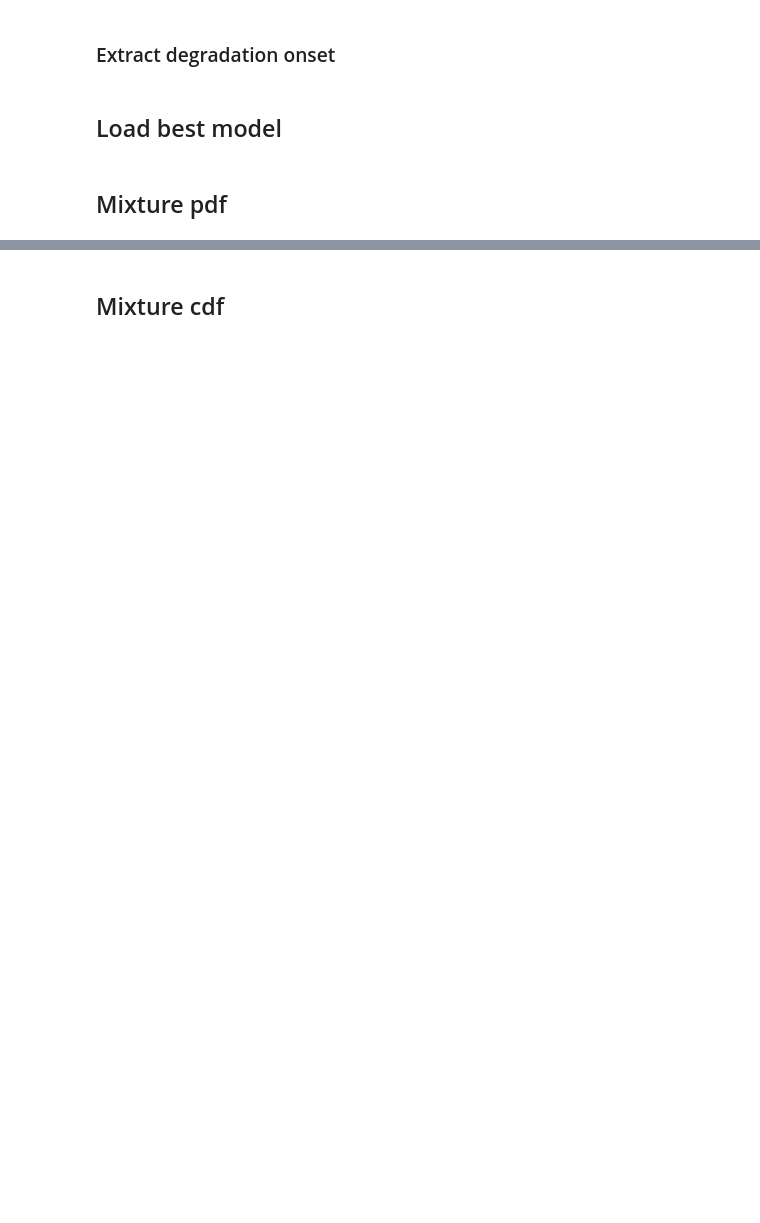
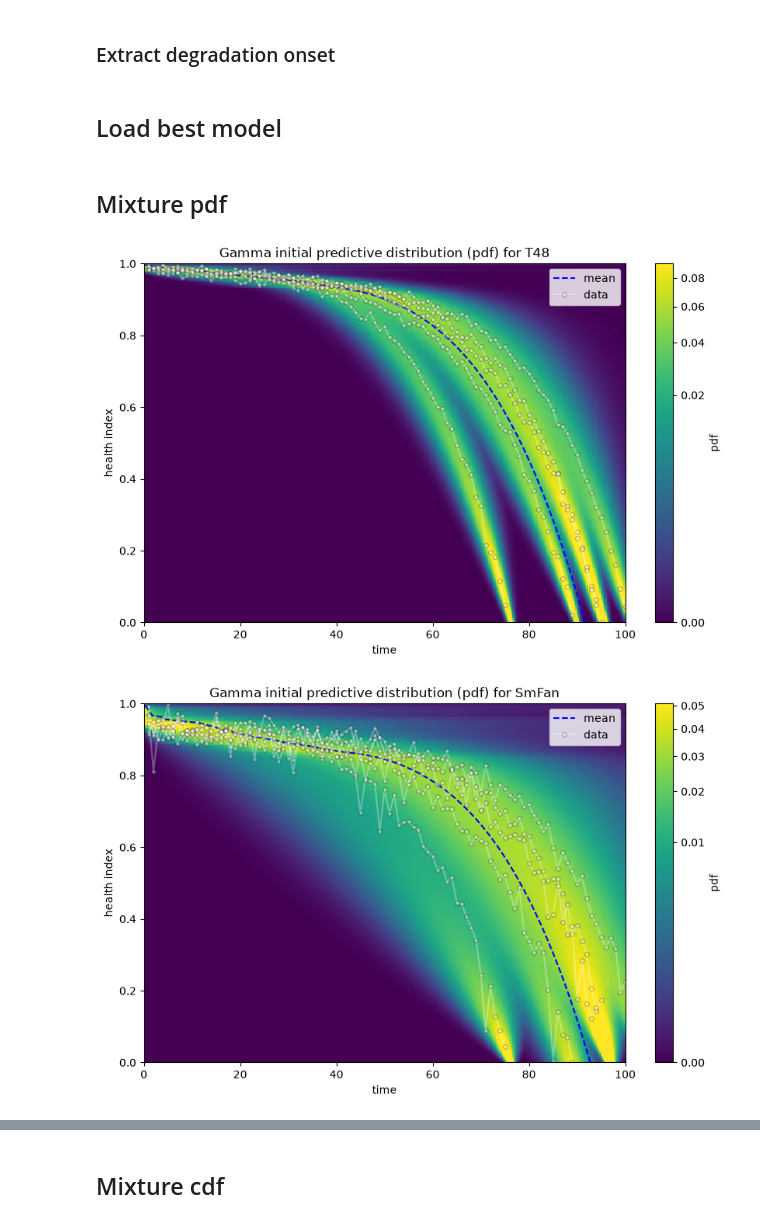
Before and after one commit to 4belito/deep-performance-rul, a Jupyter notebook: 4p-mixture_model_plot.ipynb, the cells around one changed output, grey strips where cells are left out. Cells and saved outputs as stored; diff of their text form; code cells hidden in the pictures; blank space fills up the shorter version.

```diff
--- a/4p-mixture_model_plot.ipynb
+++ b/4p-mixture_model_plot.ipynb
@@ -30,50 +34,67 @@ del hi_df['hs']
 # %%
-perform_names = [col for col in hi_df.columns if col not in ['unit','cycle']]
+perform_names = [col for col in hi_df.columns if col not in ["unit", "cycle"]]
 
-performs = {name:
-    {unit: hi_df[hi_df['unit']==unit][name].values for unit in units}
+performs = {
+    name: {unit: hi_df[hi_df["unit"] == unit][name].values for unit in units}
     for name in perform_names
 }
-time = {unit: hi_df[hi_df['unit']==unit]['cycle'].values for unit in units}
+time = {unit: hi_df[hi_df["unit"] == unit]["cycle"].values for unit in units}
 # %% [markdown]
 ## Load best model
 # %%
-mix_models: dict[str,MixtureDegModel]= {}
+mix_models: dict[str, MixtureDegModel] = {}
 for name, units_perform in performs.items():
     models = []
     for unit, perform in units_perform.items():
         best_model = DegModel(onset=onsets[unit])
         best_model.load_state_dict(
-			torch.load(DEGR_MODEL_DIR/'states'/name/f'unit_{unit}'/ "best_model.pt")
-		)
+            torch.load(
+                DEGR_MODEL_DIR / "states" / name / f"unit_{unit}" / "best_model.pt"
+            )
+        )
         best_model.eval()
         models.append(best_model)
 
     # build mix model
     K = len(models)
-    mix_models[name] = MixtureDegModel(models, weights=torch.ones(K)/K,max_life=MAX_LIFE)
+    mix_models[name] = MixtureDegModel(
+        models, weights=torch.ones(K) / K, max_life=MAX_LIFE
+    )
 # %% [markdown]
 ## Mixture pdf
 # %%
-mixes: dict[str,MixtureDegModel]= {}
+mixes: dict[str, MixtureDegModel] = {}
 for name, mix_model in mix_models.items():
     ## Plot mix model
-    ax=mix_model.plot_distribution(t, s,
-                    func="pdf",
-					title=f"{DegModel.name().capitalize()} initial predictive distribution (pdf) for {name}",
-					plot_mean=True,
-		)
+    ax = mix_model.plot_distribution(
+        t,
+        s,
+        func="pdf",
+        title=f"{DegModel.name().capitalize()} initial predictive distribution (pdf) for {name}",
+        plot_mean=True,
+    )
 
     # Plot data
     first = True
-    for unit,s_data in performs[name].items():
+    for unit, s_data in performs[name].items():
         t_data = time[unit]
-        ax.plot(t_data,s_data,'o-',
-				color='white',alpha=0.3,markersize=4,markeredgecolor='black',markeredgewidth=0.8,
-				label='data' if first else None)
+        ax.plot(
+            t_data,
+            s_data,
+            "o-",
+            color="white",
+            alpha=0.3,
+            markersize=4,
+            markeredgecolor="black",
+            markeredgewidth=0.8,
+            label="data" if first else None,
+        )
         first = False
 
     # adjust and plot
     ax.set_xlim([0, t.max()])
     ax.legend()
     plt.show()
+# %% [output]
+[figure, added]
+[figure, added]
```
Also changed, not shown: parts of 9 cells of this notebook, 18 other files.
